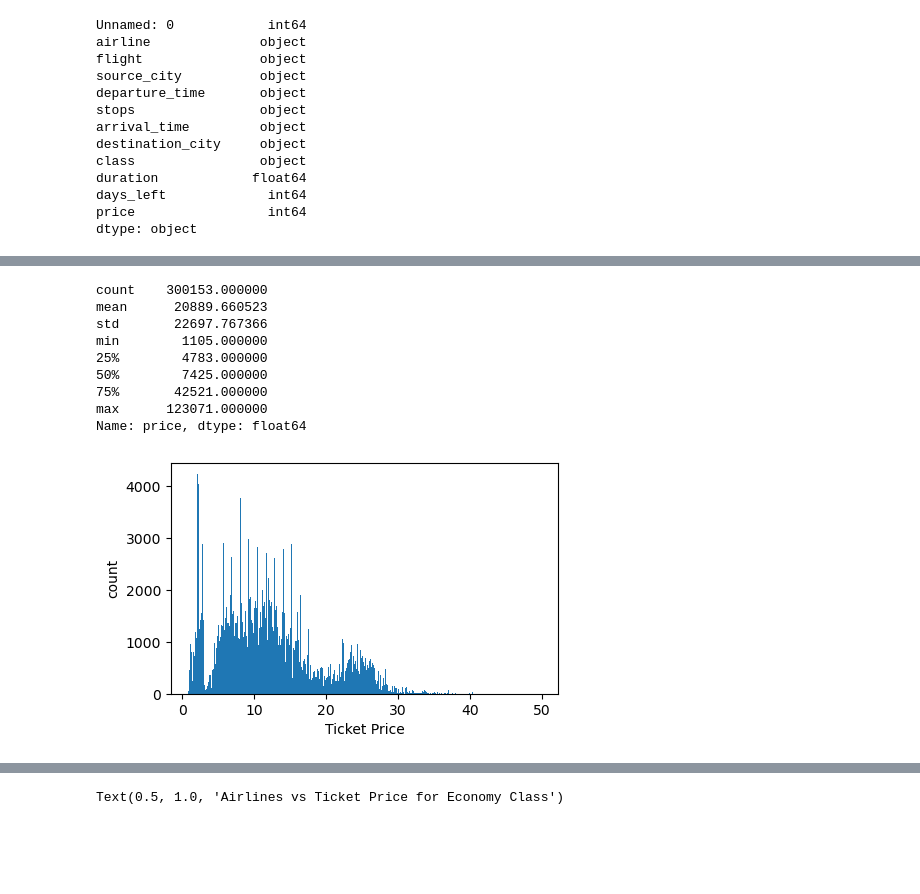
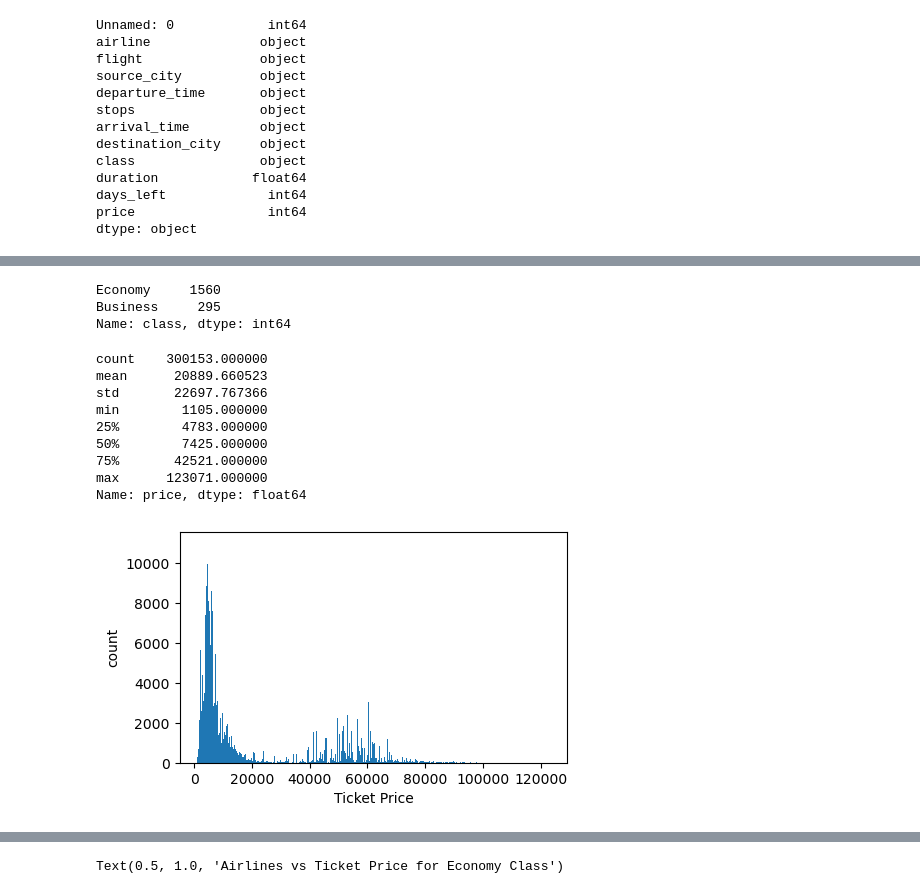
Before and after one commit to urspuc/Flight-Prices, a Jupyter notebook: src/DATA1030-Flight-Prices.ipynb, the cells around one changed output, grey strips where cells are left out. Cells and saved outputs as stored; diff of their text form; code cells hidden in the pictures; blank space fills up the shorter version.

```diff
--- a/src/DATA1030-Flight-Prices.ipynb
+++ b/src/DATA1030-Flight-Prices.ipynb
@@ -62,3 +62,7 @@ duration            float64
 days_left             int64
 price                 int64
 dtype: object
+# %%
+#drop useless column Unnamed:0
+df1=df1.drop('Unnamed: 0',axis=1)
+df1
@@ -65,23 +116,31 @@ dtype: object
+# %%
+#compare business class vs economy
+df_classes=df1.groupby(['flight','airline','class'],as_index=False).count()
+df_classes['class'].value_counts()
+# %% [output]
+Economy     1560
+Business     295
+Name: class, dtype: int64
 # %%
 #inspect target varaible
 print(df1['price'].describe())
 plt.figure(figsize=(5,3))
 
-df1['duration'].plot.hist(bins = int(np.sqrt(df1.shape[0])))
+df1['price'].plot.hist(bins = int(np.sqrt(df1.shape[0])))
 plt.xlabel('Ticket Price')
 plt.ylabel('count')
 plt.show()
 # %% [output]
 count    300153.000000
 mean      20889.660523
 std       22697.767366
 min        1105.000000
 25%        4783.000000
 50%        7425.000000
 75%       42521.000000
 max      123071.000000
 Name: price, dtype: float64
-[figure, old version]
+[figure, new version]
 # %%
 plt.figure(figsize = (8,1))
 sns.boxplot(x = 'price', data = df1)
```
Also changed, not shown: parts of 24 cells of this notebook, 13 other files.
